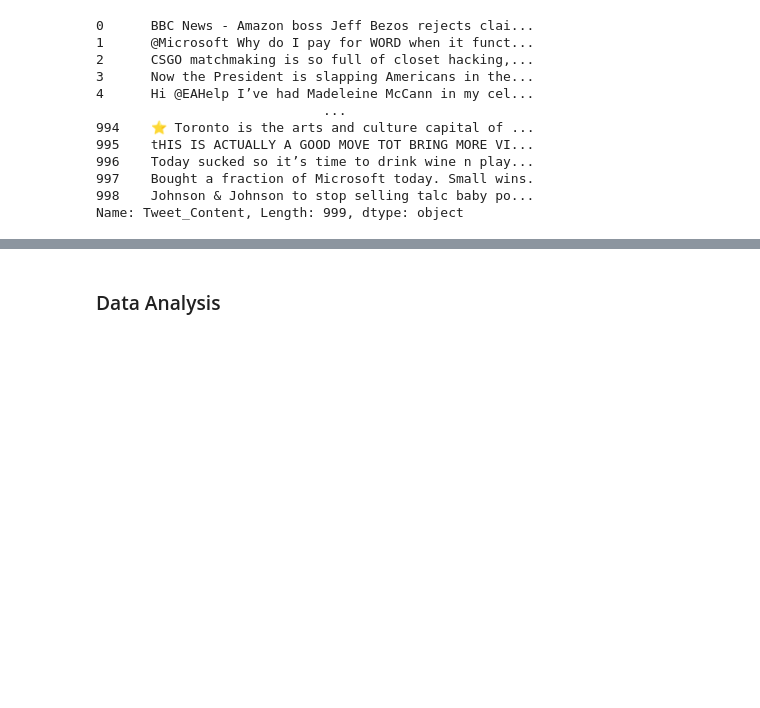
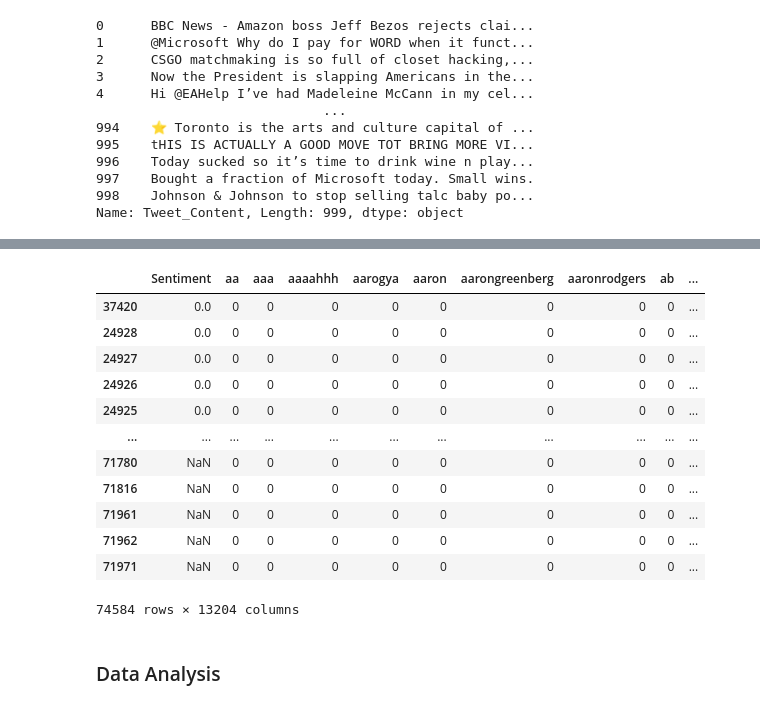
Before and after one commit to Willnguyen02/PHYS-243-Final-Project, a Jupyter notebook: PHYS_243_Final.ipynb, the cells around one changed output, grey strips where cells are left out. Cells and saved outputs as stored; diff of their text form; code cells hidden in the pictures; blank space fills up the shorter version.

```diff
--- a/PHYS_243_Final.ipynb
+++ b/PHYS_243_Final.ipynb
@@ -407,3 +418,22 @@ Length: 30765, dtype: int64
+# %%
+# Sort values with missing data to the end
+train_df_sorted = train_df.sort_values(by='Sentiment', na_position='last')
+# %%
+train_df_sorted
+# %% [output]
+|  | Sentiment | aa | aaa | aaaahhh | aarogya | aaron | aarongreenberg | aaronrodgers | ab | ... |
+| 37420 | 0.0 | 0 | 0 | 0 | 0 | 0 | 0 | 0 | 0 | ... |
+| 24928 | 0.0 | 0 | 0 | 0 | 0 | 0 | 0 | 0 | 0 | ... |
+| 24927 | 0.0 | 0 | 0 | 0 | 0 | 0 | 0 | 0 | 0 | ... |
+| 24926 | 0.0 | 0 | 0 | 0 | 0 | 0 | 0 | 0 | 0 | ... |
+| 24925 | 0.0 | 0 | 0 | 0 | 0 | 0 | 0 | 0 | 0 | ... |
+| ... | ... | ... | ... | ... | ... | ... | ... | ... | ... | ... |
+| 71780 | NaN | 0 | 0 | 0 | 0 | 0 | 0 | 0 | 0 | ... |
+| 71816 | NaN | 0 | 0 | 0 | 0 | 0 | 0 | 0 | 0 | ... |
+| 71961 | NaN | 0 | 0 | 0 | 0 | 0 | 0 | 0 | 0 | ... |
+| 71962 | NaN | 0 | 0 | 0 | 0 | 0 | 0 | 0 | 0 | ... |
+| 71971 | NaN | 0 | 0 | 0 | 0 | 0 | 0 | 0 | 0 | ... |
+74584 rows × 13204 columns
 # %% [markdown]
 ### Data Analysis
 # %%
```
Also changed, not shown: parts of 24 cells of this notebook.
